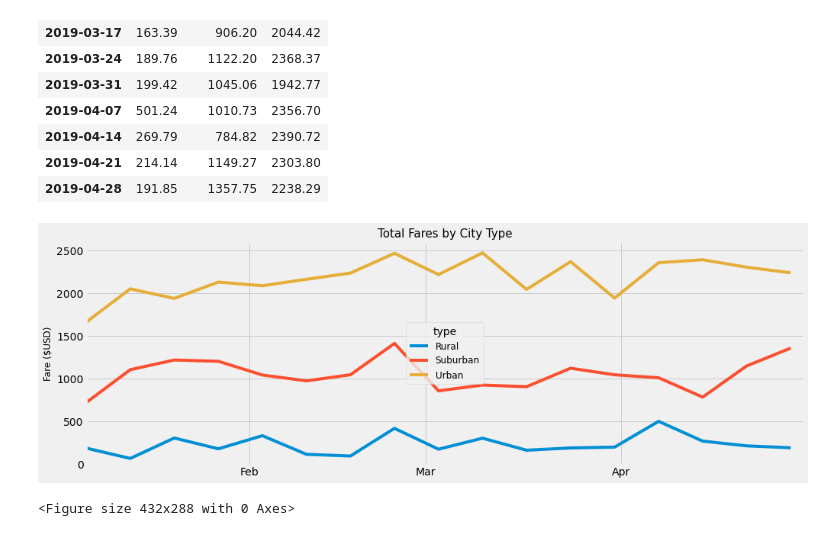
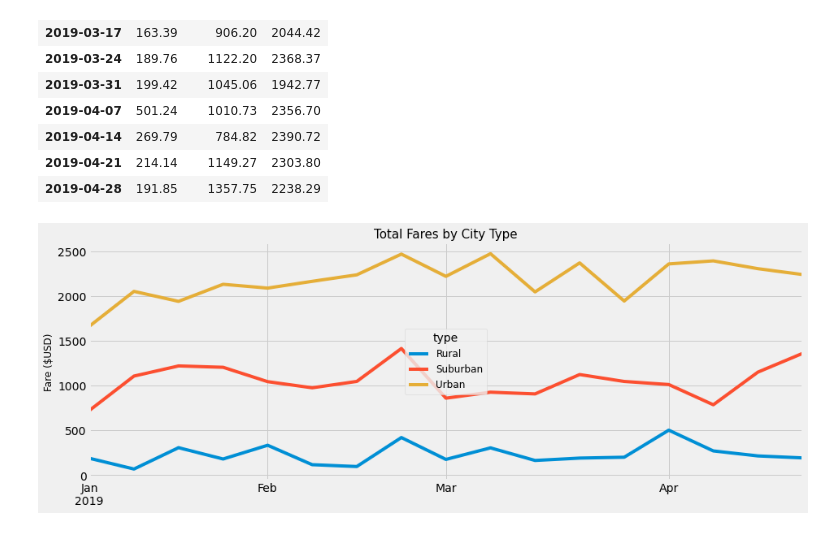
Before and after one commit to mandyfufu/PyBer_Analysis, a Jupyter notebook: Pyber Challenge.ipynb, the cells around one changed output. Drawn from its saved outputs; the diff is of its cells as text; code cells hidden in the pictures.

```diff
--- a/Pyber Challenge.ipynb
+++ b/Pyber Challenge.ipynb
@@ -323,27 +323,15 @@ fare_by_week
 # %%
 # 8. Using the object-oriented interface method, plot the resample DataFrame using the df.plot() function.
 
 # Import the style from Matplotlib.
 from matplotlib import style
 # Use the graph style fivethirtyeight.
 style.use('fivethirtyeight')
-import datetime as dt
 
-fig, ax = plt.subplots(figsize=(15,5))
-legend = ['Rural','Suburban','Urban']
-ax.plot(fare_by_week, label = legend)
-ax.set_ylim(0,2600)
-ax.set_xlim([dt.date(2019, 1, 6), dt.date(2019, 4, 30)])
-ax.set_ylabel('Fare ($USD)', fontsize=12)
-ax.set_title("Total Fares by City Type", fontsize=15)
-ax.legend(title = 'type', loc = 'center', fontsize=12)
-
-import matplotlib.dates as mdates
-date_format = mdates.DateFormatter('%b')
-plt.gca().xaxis.set_major_formatter(date_format)
-plt.gca().xaxis.set_major_locator(mdates.MonthLocator(interval=1))
-plt.show()
-plt.savefig("analysis/Pyber_fare_summary.png")
+myplot = fare_by_week.plot(figsize=(14,5), xlabel="")
+myplot.legend(title="type", loc="center", fontsize=12)
+myplot.set_title("Total Fares by City Type", fontsize=15)
+myplot.set_ylabel("Fare ($USD)", fontsize=12)
+myplot.get_figure().savefig("analysis/Pyber_fare_summary.png")
 # %% [output]
-[figure, old version]
+[figure, new version]
-<Figure size 432x288 with 0 Axes>
```
Also changed, not shown: 2 other files.
